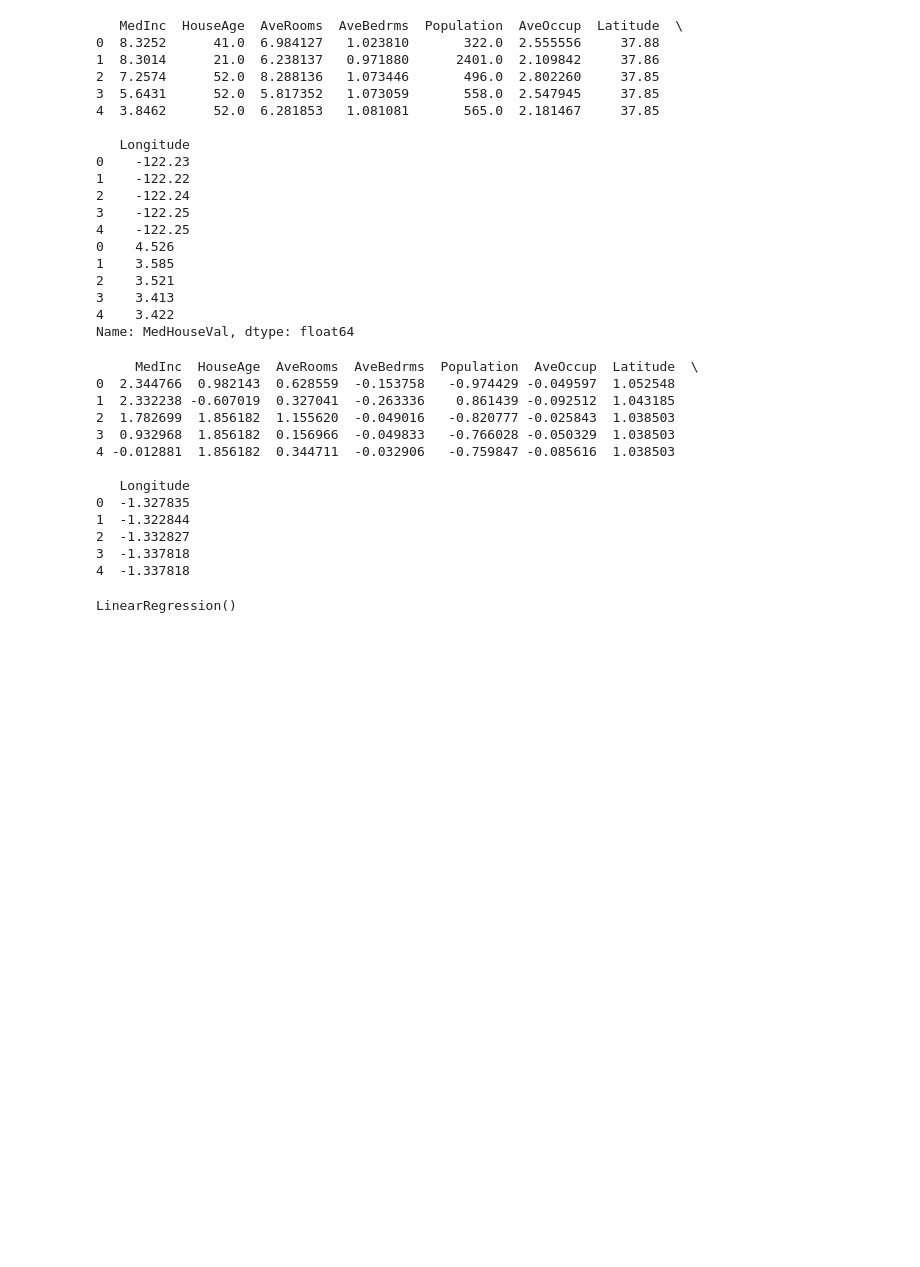
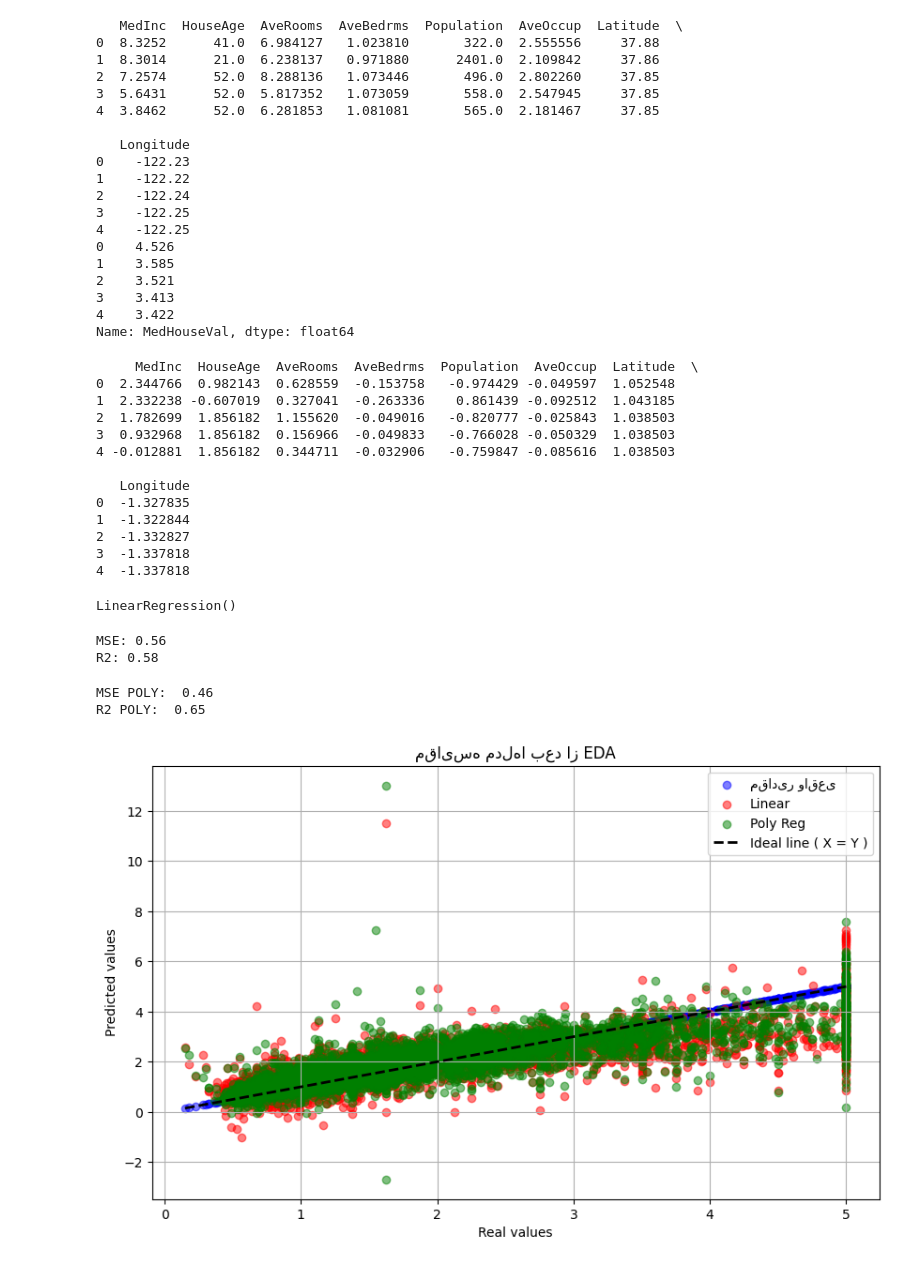
Before and after one commit to ramin709/Regression, a Jupyter notebook: Notebooks/linearReg.ipynb, the cells around one changed output. Saved outputs shown, nothing was run; the diff lists cells and outputs as text; code cells hidden in the pictures; blank space fills up the shorter version.

Commit message:
Add performance metrics, polynomial reg, and plotting
- Add polynomial ( 2 degree ) and train a model.
- Calculate R2 and MSE for both Linear and Polynomial.
- Plot the predicted and actual Y for both models.

```diff
--- a/Notebooks/linearReg.ipynb
+++ b/Notebooks/linearReg.ipynb
@@ -64,4 +64,48 @@ model.fit(X_train, Y_train)
 LinearRegression()
 # %%
 from sklearn.metrics import r2_score, mean_squared_error
-from
+
+Y_predict = model.predict(X_test)
+
+MSE = mean_squared_error(Y_test, Y_predict)
+R2 = r2_score(Y_test, Y_predict)
+
+print(f"MSE: {MSE:.2f}")
+print(f"R2: {R2:.2f}")
+# %% [output]
+MSE: 0.56
+R2: 0.58
+# %%
+from sklearn.preprocessing import PolynomialFeatures
+
+poly = PolynomialFeatures(degree=2, include_bias=False)
+X_train_poly = poly.fit_transform(X_train)
+X_test_poly = poly.transform(X_test)
+polyModel = LinearRegression()
+polyModel.fit(X_train_poly, Y_train)
+Y_predict_poly = polyModel.predict(X_test_poly)
+
+MSE_poly = mean_squared_error(Y_test, Y_predict_poly)
+R2_poly = r2_score(Y_test, Y_predict_poly )
+
+print(f"MSE POLY: {MSE_poly: .2f}")
+print(f"R2 POLY: {R2_poly: .2f}")
+# %% [output]
+MSE POLY:  0.46
+R2 POLY:  0.65
+# %%
+import matplotlib.pyplot as plt
+
+plt.figure(figsize=(10, 6))
+plt.scatter(Y_test, Y_test, color='blue', alpha=0.5, label='مقادیر واقعی')
+plt.scatter(Y_test, Y_predict, color="red", alpha=0.5, label='Linear')
+plt.scatter(Y_test, Y_predict_poly, color="green", alpha=0.5, label="Poly Reg")
+plt.plot([Y.min(), Y.max()], [Y.min(), Y.max()], 'k--', lw=2, label='Ideal line ( X = Y )')
+plt.xlabel('Real values')
+plt.ylabel('Predicted values')
+plt.title('مقایسه مدل‌ها بعد از EDA')
+plt.legend()
+plt.grid(True)
+plt.show()
+# %% [output]
+[figure, added]
```
